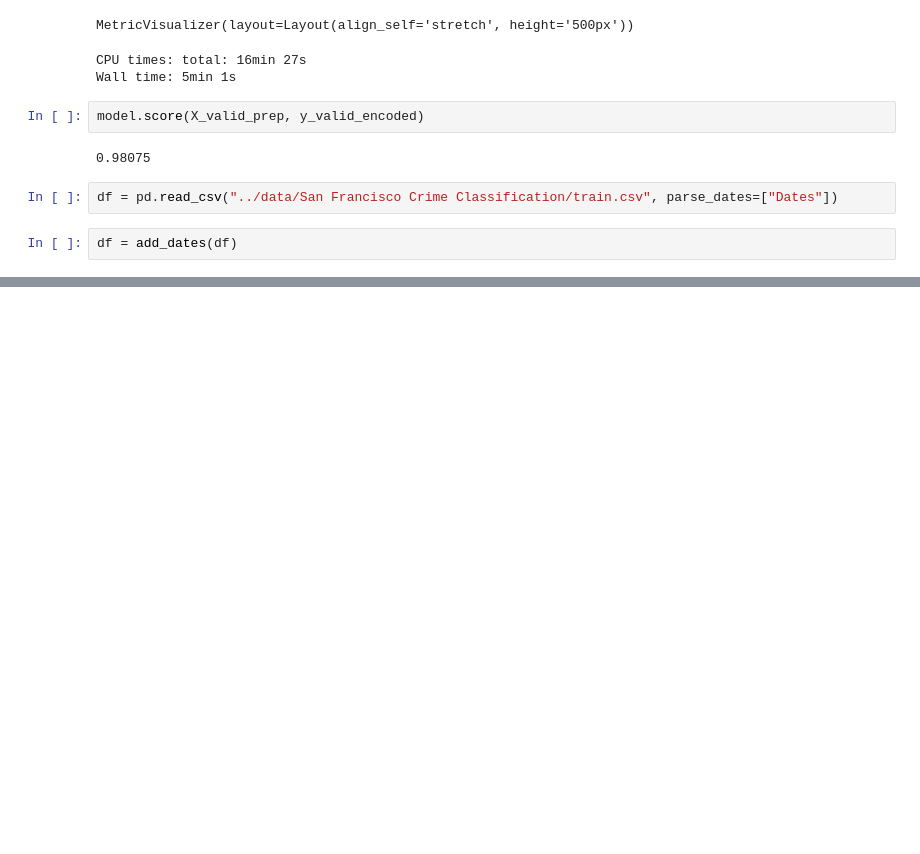
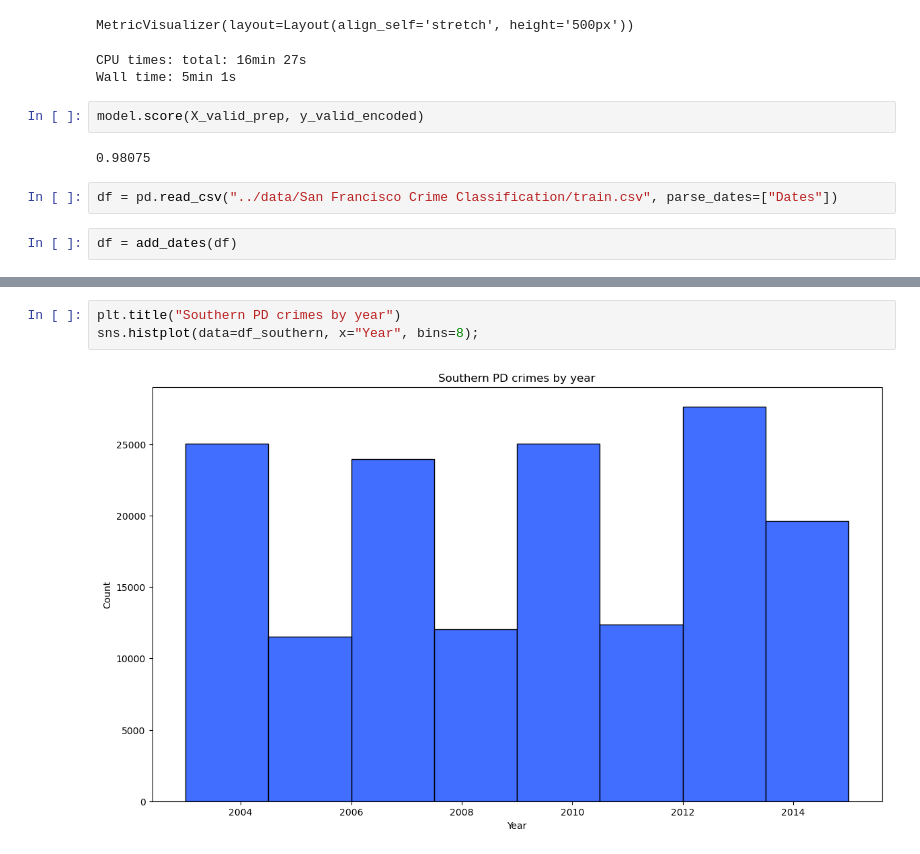
Before and after one commit to msnkr/kaggle_comps, a Jupyter notebook: San Francisco Crime Classification/Untitled.ipynb, the cells around one changed output, grey strips where cells are left out. Cells and saved outputs as stored; diff of their text form; blank space fills up the shorter version.

```diff
--- a/San Francisco Crime Classification/Untitled.ipynb
+++ b/San Francisco Crime Classification/Untitled.ipynb
@@ -180,0 +161,5 @@ plt.xticks(rotation=90);
+# %%
+plt.title("Southern PD crimes by year")
+sns.histplot(data=df_southern, x="Year", bins=8);
+# %% [output]
+[figure, added]
```
Also changed, not shown: parts of 8 cells of this notebook.
